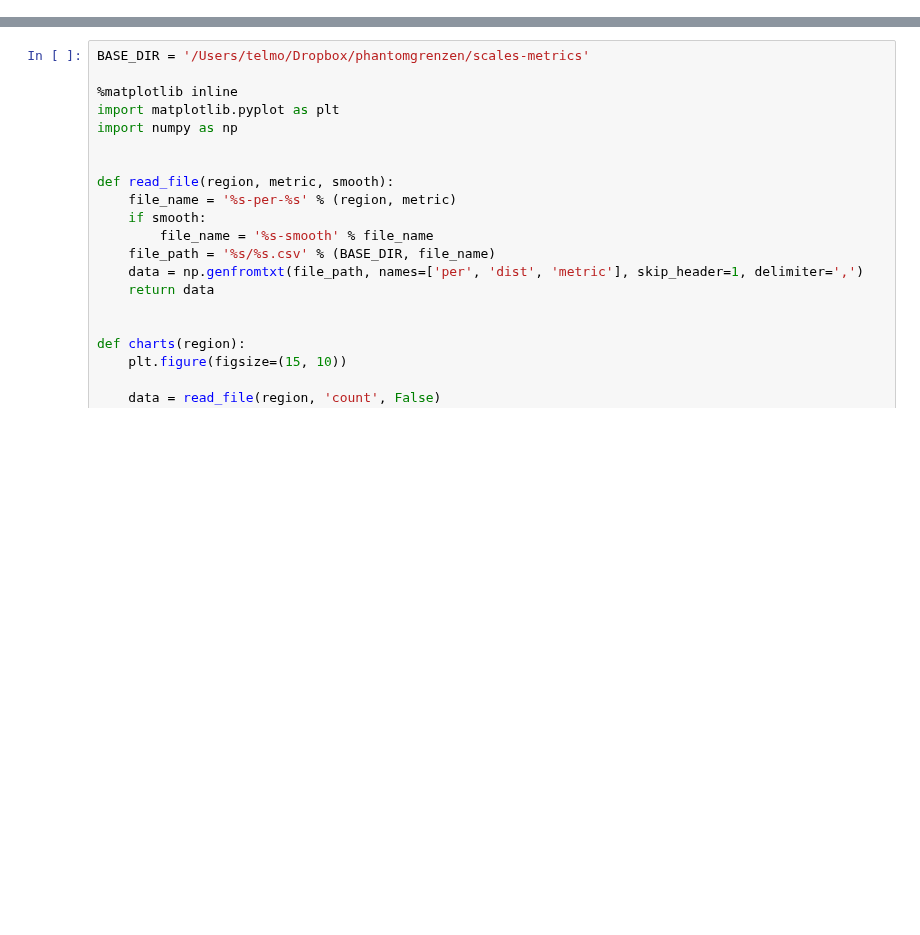
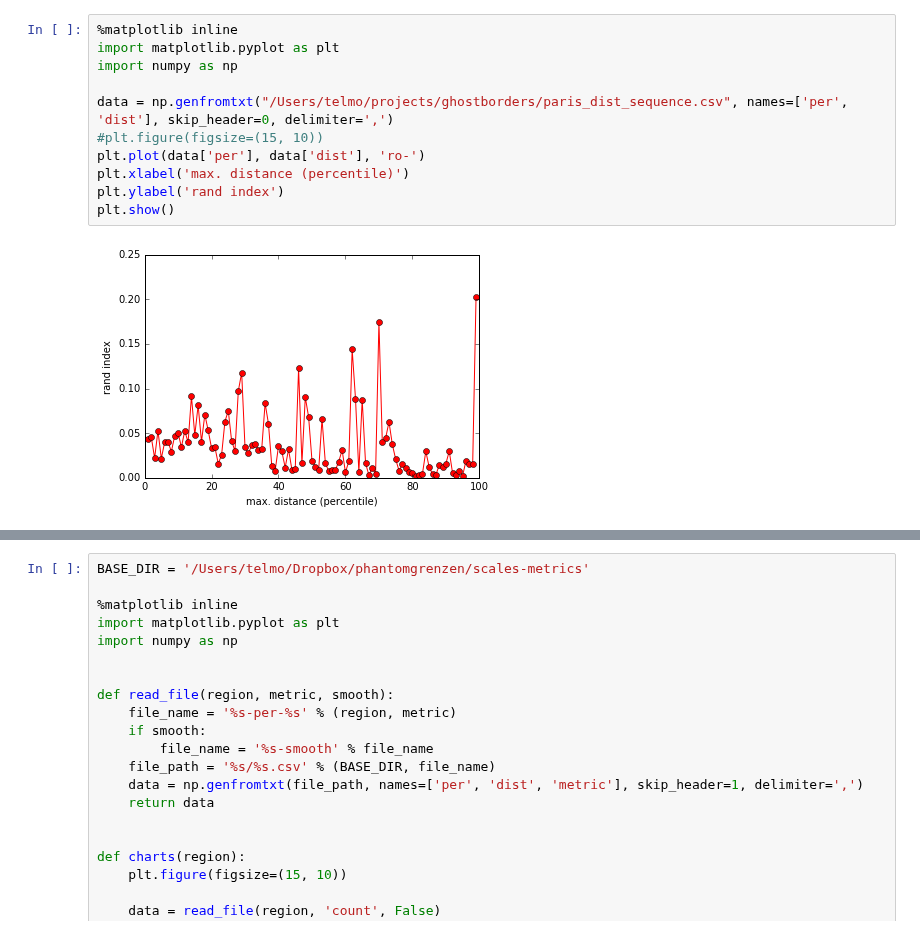
Before and after one commit to telmomenezes/ghostborders, a Jupyter notebook: ipython/scales_metrics.ipynb, the cells around one changed output, grey strips where cells are left out. Drawn from its saved outputs; the diff is of its cells as text; blank space fills up the shorter version.

```diff
--- a/ipython/scales_metrics.ipynb
+++ b/ipython/scales_metrics.ipynb
@@ -0,0 +1,13 @@
+# %%
+%matplotlib inline
+import matplotlib.pyplot as plt
+import numpy as np
+
+data = np.genfromtxt("/Users/telmo/projects/ghostborders/paris_dist_sequence.csv", names=['per', 'dist'], skip_header=0, delimiter=',')
+#plt.figure(figsize=(15, 10))
+plt.plot(data['per'], data['dist'], 'ro-')
+plt.xlabel('max. distance (percentile)')
+plt.ylabel('rand index')
+plt.show()
+# %% [output]
+[figure, added]
```
Also changed, not shown: parts of 1 cell of this notebook, 3 other files.
